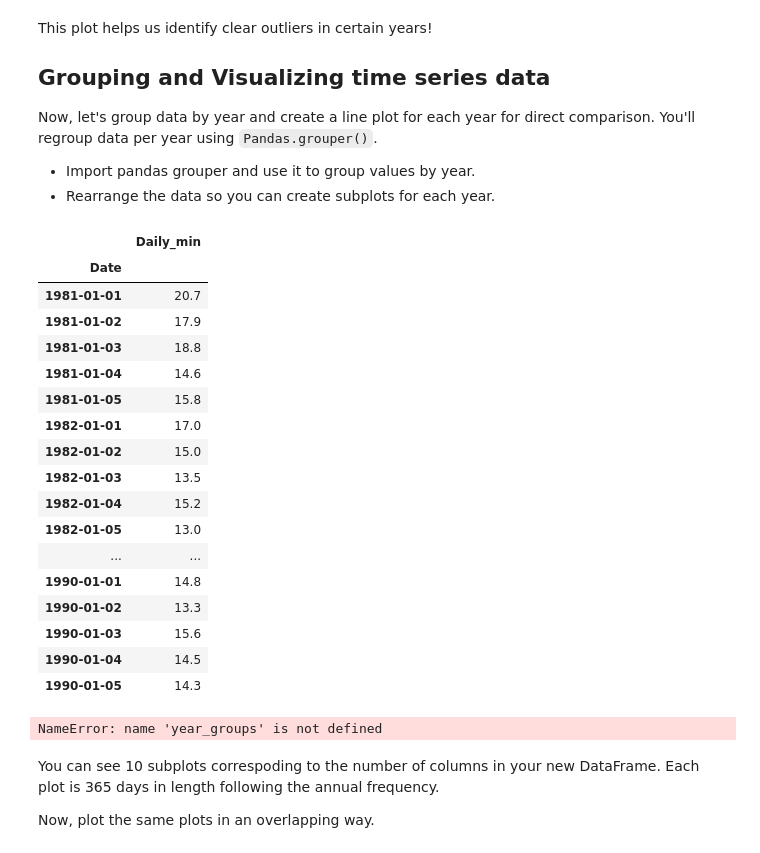
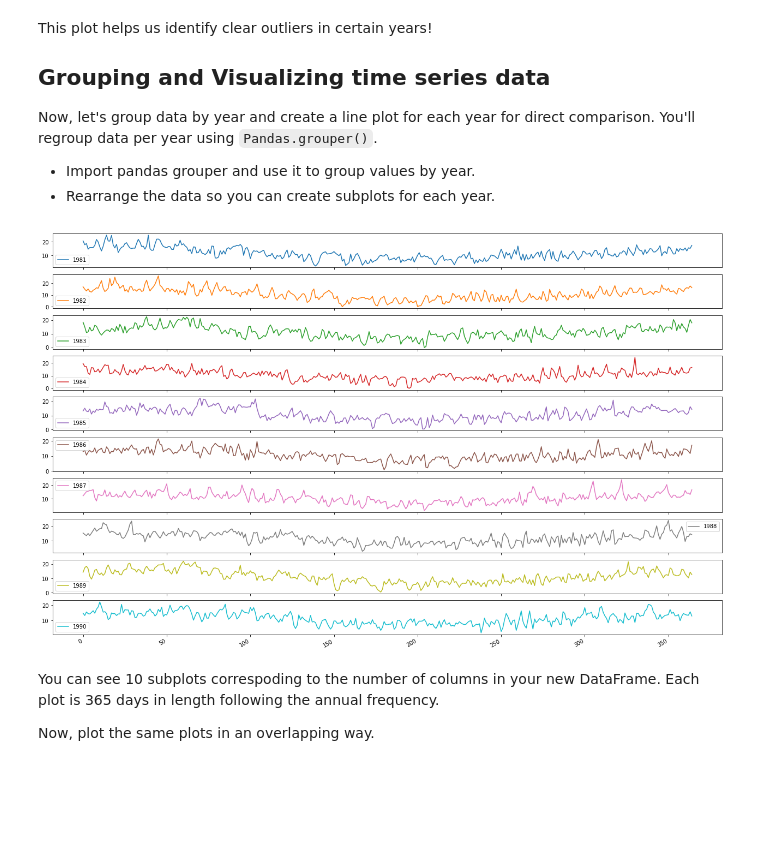
Before and after one commit to yishuen/dsc-3-25-04-visualizing-time-series-data-lab-nyc-career-ds-102218, a Jupyter notebook: index.ipynb, the cells around one changed output. Cells and saved outputs as stored; diff of their text form; code cells hidden in the pictures; blank space fills up the shorter version.

```diff
--- a/index.ipynb
+++ b/index.ipynb
@@ -97,35 +97,16 @@ from pandas import Grouper
 # %%
 #Create a new DataFrame and store yearly values in columns
 yearly = df.groupby(Grouper(freq='A'))
-yearly.head()
+temp_annual = pd.DataFrame()
-# %% [output]
-|  | Daily_min |
-| Date |  |
-| 1981-01-01 | 20.7 |
-| 1981-01-02 | 17.9 |
-| 1981-01-03 | 18.8 |
-| 1981-01-04 | 14.6 |
-| 1981-01-05 | 15.8 |
-| 1982-01-01 | 17.0 |
-| 1982-01-02 | 15.0 |
-| 1982-01-03 | 13.5 |
-| 1982-01-04 | 15.2 |
-| 1982-01-05 | 13.0 |
-| ... | ... |
-| 1990-01-01 | 14.8 |
-| 1990-01-02 | 13.3 |
-| 1990-01-03 | 15.6 |
-| 1990-01-04 | 14.5 |
-| 1990-01-05 | 14.3 |
 # %%
-for yr, group in year_groups:
+for yr, group in yearly:
     temp_annual[yr.year] = group.values.ravel()
 
 # Plot the yearly groups as subplots
 temp_annual.plot(figsize = (22,15), subplots=True, legend=True)
 plt.show()
 # %% [output]
-NameError: name 'year_groups' is not defined
+[figure, added]
 # %% [markdown]
 You can see 10 subplots correspoding to the number of columns in your new DataFrame. Each plot is 365 days in length following the annual frequency.
 
```
